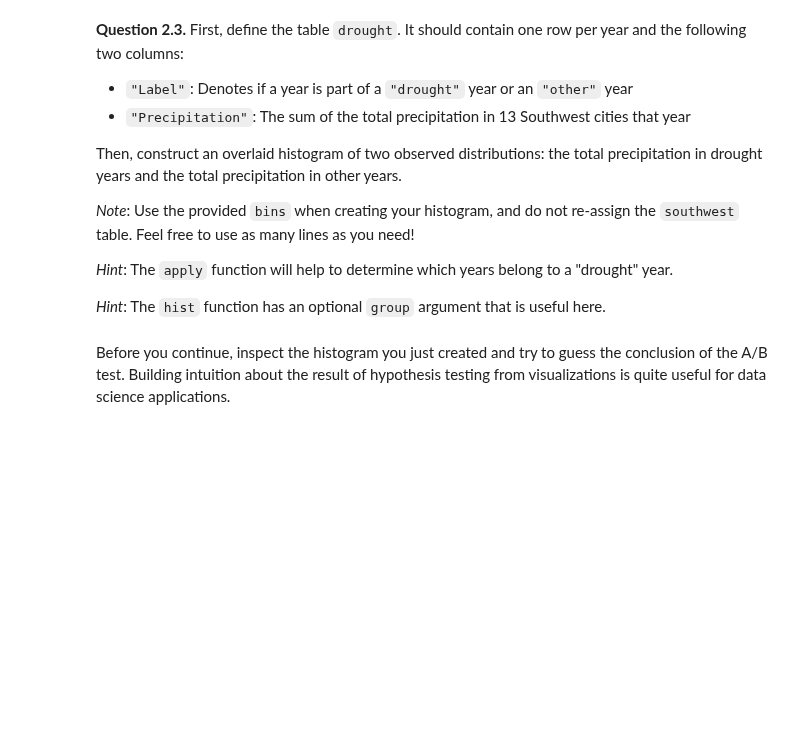
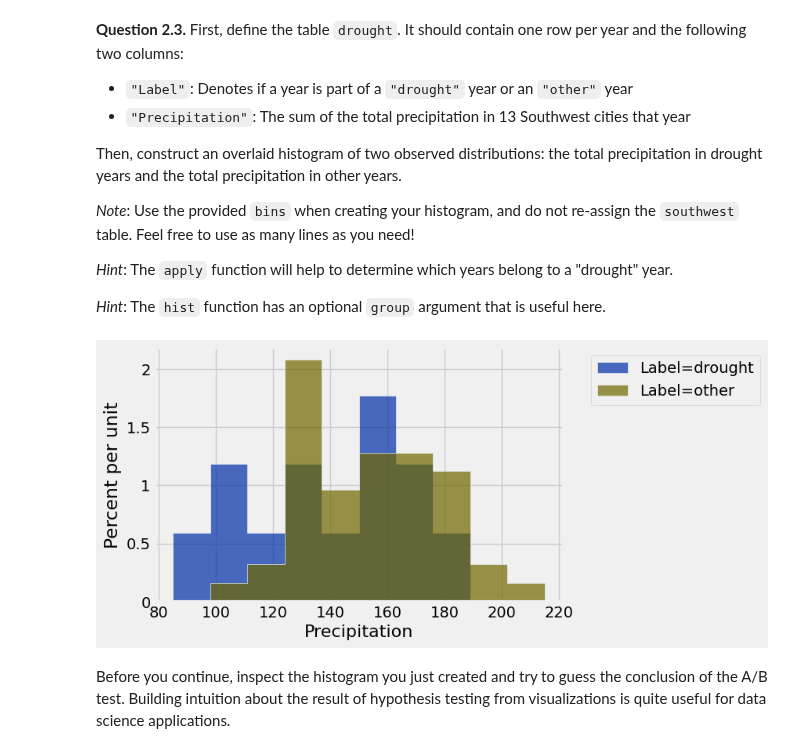
Before and after one commit to bwinterstein/Intro-Data, a Jupyter notebook: Project/project2.ipynb, the cells around one changed output. Saved outputs shown, nothing was run; the diff lists cells and outputs as text; code cells hidden in the pictures; blank space fills up the shorter version.

```diff
--- a/Project/project2.ipynb
+++ b/Project/project2.ipynb
@@ -435,5 +491,6 @@ southwest.show(5)
 
 *Hint:* Use the `group` function.
 # %%
-totals = ...
+totals = southwest.group("Year", np.sum)
+totals = totals.relabeled("Total Precipitation sum","Precipitation").select("Year", "Precipitation")
 totals
@@ -488,8 +563,17 @@ Then, construct an overlaid histogram of two observed distributions: the total p
 *Hint*: The `hist` function has an optional `group` argument that is useful here.
 # %%
 bins = np.arange(85, 215+1, 13)
-drought = ...
-...
+drought = totals.with_column(
+    "Label",
+    totals.apply(drought_label, "Year")).select("Label", "Precipitation")
+
+drought.hist(
+    "Precipitation",
+    group= "Label",
+    bins = bins
+)
+# %% [output]
+[figure, added]
 # %% [markdown]
 <!-- END QUESTION -->
 
```
Also changed, not shown: parts of 27 cells of this notebook, 2 other files.
